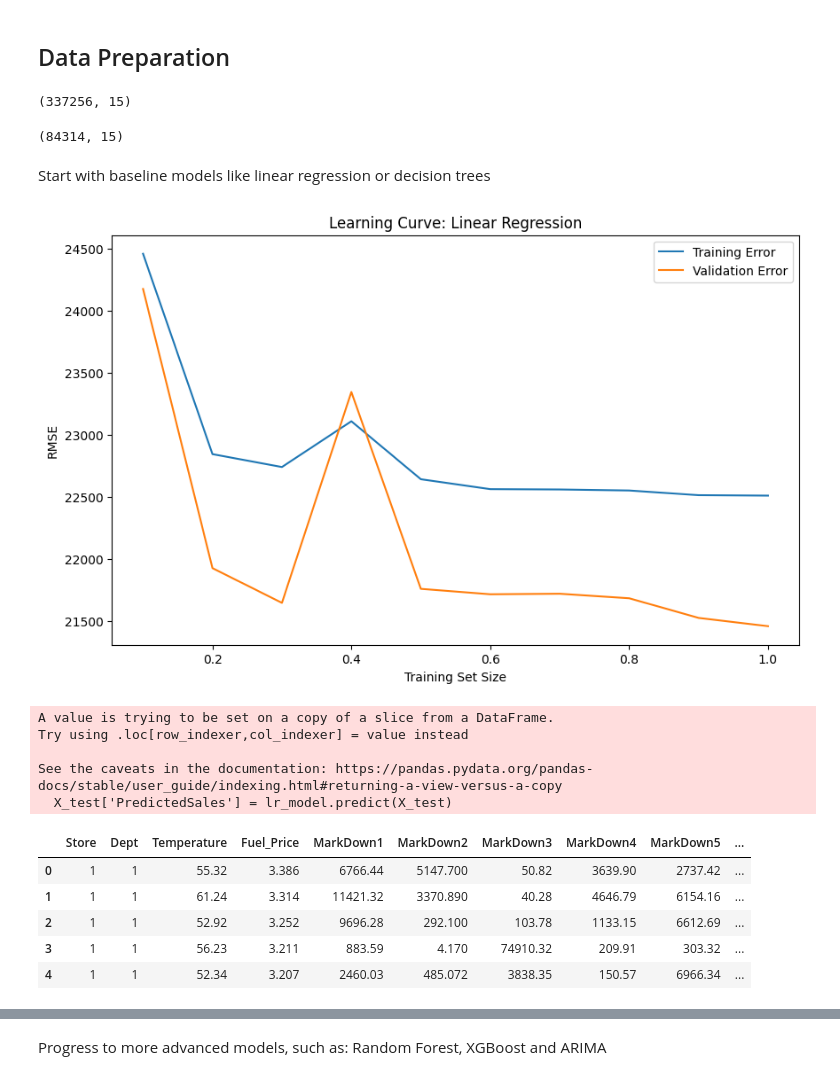
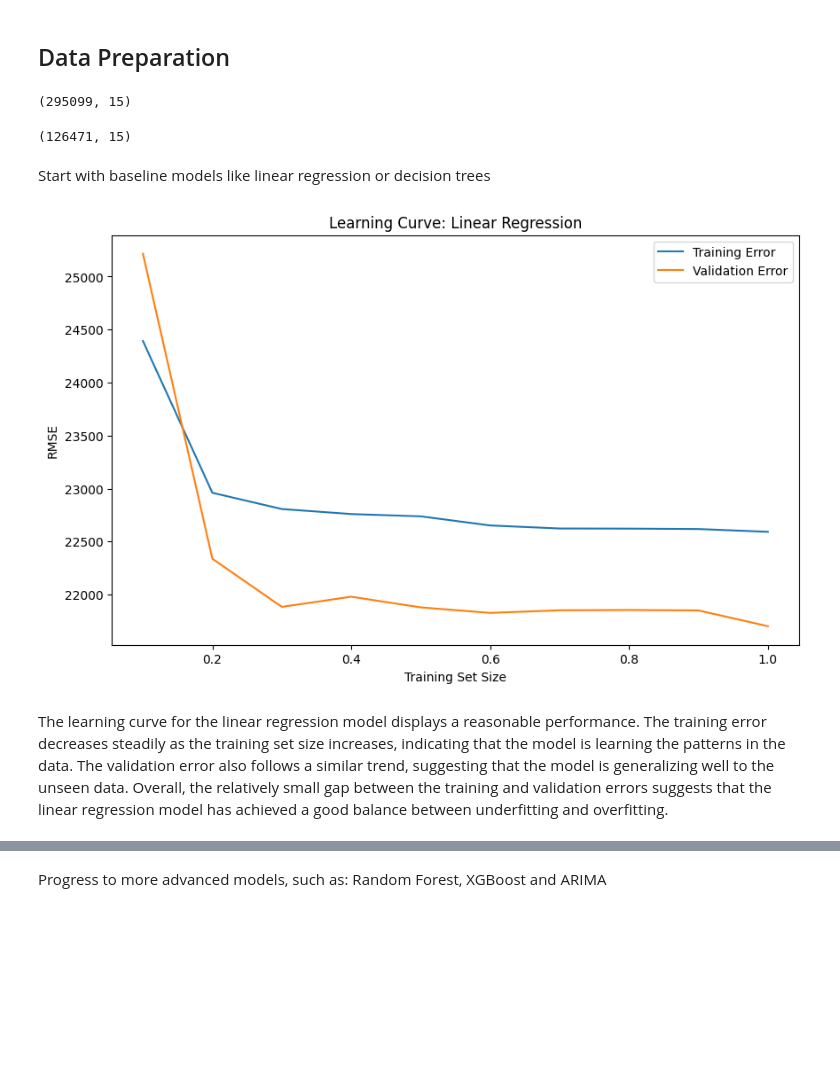
Before and after one commit to sofiamartellozzo/StoresSalesForecasting, a Jupyter notebook: regression.ipynb, the cells around one changed output, grey strips where cells are left out. Cells and saved outputs as stored; diff of their text form; code cells hidden in the pictures; blank space fills up the shorter version.

```diff
--- a/regression.ipynb
+++ b/regression.ipynb
@@ -638,8 +624,8 @@ The heatmap visualizes the correlation between various features in the dataset.
 # sort training set based on Date
 train_sorted = train_merged.sort_values('Date')
 # %%
-# Determine the split point (e.g., use the last 20% of the data for validation)
-split_point = int(len(train_sorted) * 0.8)
+# Determine the split point (e.g., use the last 30% of the data for validation)
+split_point = int(len(train_sorted) * 0.7)
 
 # Split the data
 train_df = train_sorted.iloc[:split_point]
@@ -655,8 +641,8 @@ y_val = val_df['Weekly_Sales']
 # %%
 X_train.shape
 # %% [output]
-(337256, 15)
+(295099, 15)
 # %%
 X_val.shape
 # %% [output]
-(84314, 15)
+(126471, 15)
@@ -693,26 +677,10 @@ def plot_learning_curve(model, X_train, y_train, X_val, y_val, model_name):
 
     return model
 # %%
-from sklearn.linear_model import LinearRegression
-from sklearn.metrics import mean_squared_error
-
 lr_model = LinearRegression()
 lr_model = plot_learning_curve(lr_model, X_train, y_train, X_val, y_val, "Linear Regression")
-
-# test model
-X_test['PredictedSales'] = lr_model.predict(X_test)
-X_test.head()
 # %% [output]
-[figure, old version]
+[figure, new version]
-A value is trying to be set on a copy of a slice from a DataFrame.
-Try using .loc[row_indexer,col_indexer] = value instead
-
-See the caveats in the documentation: https://pandas.pydata.org/pandas-docs/stable/user_guide/indexing.html#returning-a-view-versus-a-copy
-  X_test['PredictedSales'] = lr_model.predict(X_test)
-|  | Store | Dept | Temperature | Fuel_Price | MarkDown1 | MarkDown2 | MarkDown3 | MarkDown4 | MarkDown5 | ... |
-| 0 | 1 | 1 | 55.32 | 3.386 | 6766.44 | 5147.700 | 50.82 | 3639.90 | 2737.42 | ... |
-| 1 | 1 | 1 | 61.24 | 3.314 | 11421.32 | 3370.890 | 40.28 | 4646.79 | 6154.16 | ... |
-| 2 | 1 | 1 | 52.92 | 3.252 | 9696.28 | 292.100 | 103.78 | 1133.15 | 6612.69 | ... |
-| 3 | 1 | 1 | 56.23 | 3.211 | 883.59 | 4.170 | 74910.32 | 209.91 | 303.32 | ... |
-| 4 | 1 | 1 | 52.34 | 3.207 | 2460.03 | 485.072 | 3838.35 | 150.57 | 6966.34 | ... |
+# %% [markdown]
+The learning curve for the linear regression model displays a reasonable performance. The training error decreases steadily as the training set size increases, indicating that the model is learning the patterns in the data. The validation error also follows a similar trend, suggesting that the model is generalizing well to the unseen data. Overall, the relatively small gap between the training and validation errors suggests that the linear regression model has achieved a good balance between underfitting and overfitting.
 # %%
```
Also changed, not shown: parts of 22 cells of this notebook, 1 other file.
